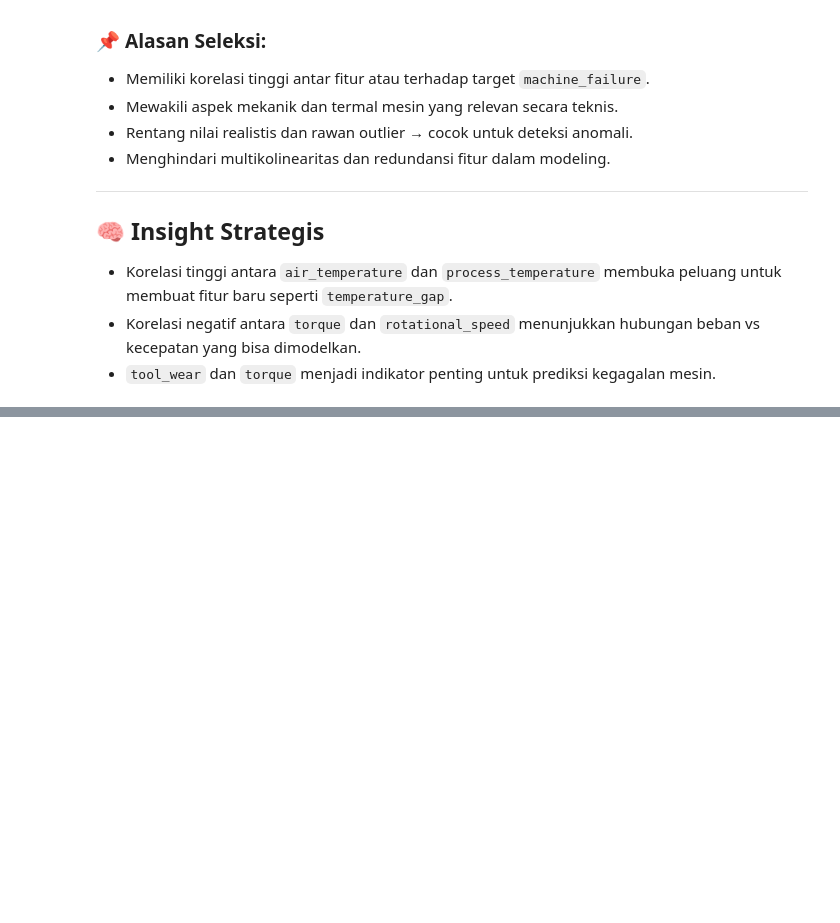
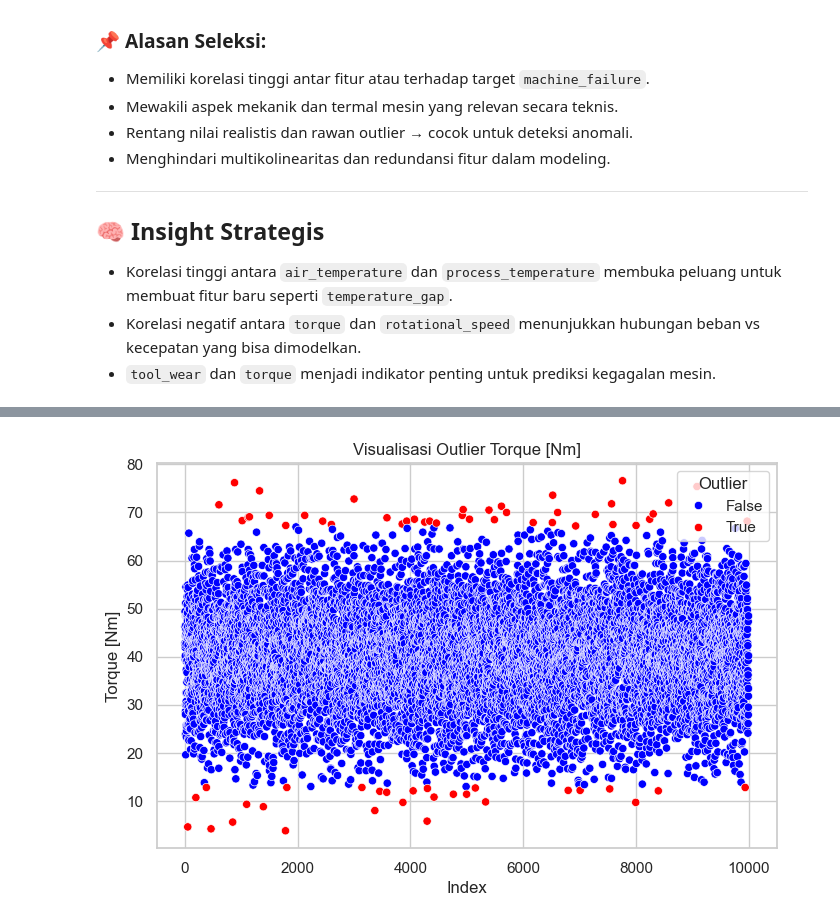
Before and after one commit to Aldevand/maintenance-predictive, a Jupyter notebook: Predictive_Maintenance.ipynb, the cells around one changed output, grey strips where cells are left out. Saved outputs shown, nothing was run; the diff lists cells and outputs as text; code cells hidden in the pictures; blank space fills up the shorter version.

```diff
--- a/Predictive_Maintenance.ipynb
+++ b/Predictive_Maintenance.ipynb
@@ -329,0 +377,16 @@ print(df[[*Feature_select, *[f + '_outlier' for f in Feature_select]]].head())
+# %%
+# Contoh Scatter Plot untuk outlier Torque/Torsi
+plt.figure(figsize=(8, 5))
+sns.scatterplot(
+    x=df.index,
+    y=df['Torque [Nm]'],
+    hue=df['Torque [Nm]_outlier'],
+    palette={True: 'red', False: 'blue'}
+)
+plt.title('Visualisasi Outlier Torque [Nm]')
+plt.xlabel('Index')
+plt.ylabel('Torque [Nm]')
+plt.legend(title='Outlier')
+plt.show()
+# %% [output]
+[figure, added]
```
Also changed, not shown: parts of 5 cells of this notebook.
